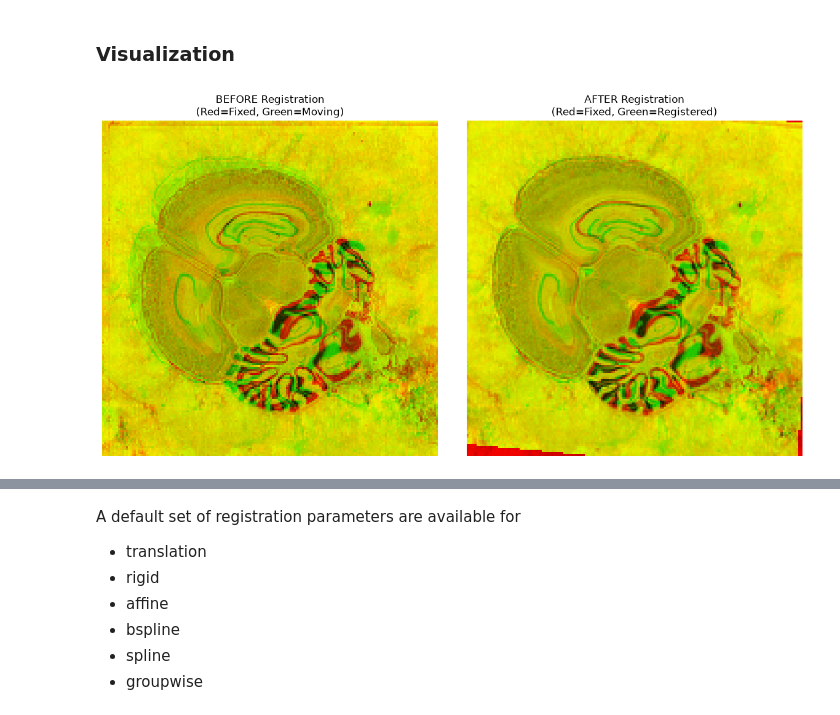
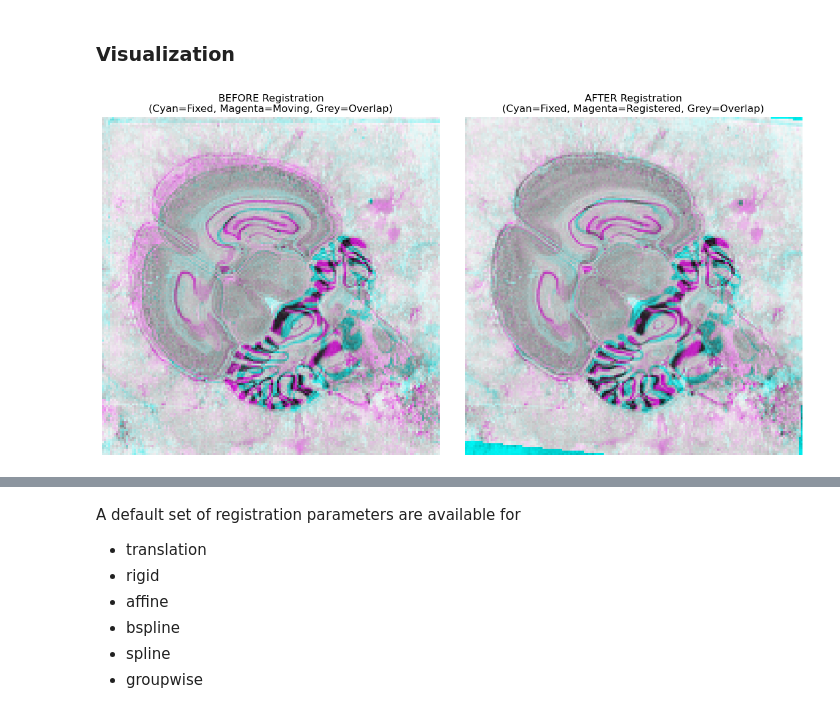
Before and after one commit to BIIFSweden/I2KWorkshop_2026, a Jupyter notebook: ImageRegistration.ipynb, the cells around one changed output, grey strips where cells are left out. Drawn from its saved outputs; the diff is of its cells as text; code cells hidden in the pictures.

Commit message:
cyan magenta. Example, metric

```diff
--- a/ImageRegistration.ipynb
+++ b/ImageRegistration.ipynb
@@ -11,8 +11,8 @@ import matplotlib.pyplot as plt
 # %% [markdown]
 ### Reading the files
 # %%
-
-fixed_image = itk.imread(r"C:\Users\sugsi131\Documents\GitHub\I2KWorkshop_2026\data\ratBrain-0013.tif", itk.F)
-moving_image = itk.imread(r"C:\Users\sugsi131\Documents\GitHub\I2KWorkshop_2026\data\ratBrain-0014.tif", itk.F)
+image_location=""
+fixed_image = itk.imread(image_location+"ratBrain-0013.tif", itk.F)
+moving_image = itk.imread(image_location+"ratBrain-0014.tif", itk.F)
 # %% [markdown]
 ### Visualization
@@ -77,38 +75,40 @@ itk.imwrite(result_image, r"C:\Users\sugsi131\Documents\GitHub\I2KWorkshop_2026\
 # %%
 
 # Visualization
 # Convert to array
 fixed_arr = itk.GetArrayFromImage(fixed_image).astype(float)
 moving_arr = itk.GetArrayFromImage(moving_image).astype(float)
 registered_arr = itk.GetArrayFromImage(result_image).astype(float)
 
 
-fixed_slice = norm(fixed_arr)
-moving_slice = norm(moving_arr)
-registered_slice = norm(registered_arr)
+fixed_slice = (fixed_arr - fixed_arr.min()) / (np.ptp(fixed_arr) + 1e-8)
+moving_slice = (moving_arr - moving_arr.min()) / (np.ptp(moving_arr) + 1e-8)
+registered_slice = (registered_arr - registered_arr.min()) / (np.ptp(registered_arr) + 1e-8)
 
 # Create BEFORE overlay (Fixed vs Moving)
 overlay_before = np.zeros((fixed_slice.shape[0], fixed_slice.shape[1], 3))
-overlay_before[:, :, 0] = fixed_slice    # Red = Fixed
-overlay_before[:, :, 1] = moving_slice   # Green = Moving
+overlay_before[:, :, 0] = moving_slice                          # Magenta = Moving
+overlay_before[:, :, 1] = fixed_slice                            # Cyan = Fixed
+overlay_before[:, :, 2] = np.maximum(fixed_slice, moving_slice)  # Greyscale = Overlap
 
 # Create AFTER overlay (Fixed vs Registered)
 overlay_after = np.zeros((fixed_slice.shape[0], fixed_slice.shape[1], 3))
-overlay_after[:, :, 0] = fixed_slice       # Red = Fixed
-overlay_after[:, :, 1] = registered_slice  # Green = Registered
+overlay_after[:, :, 0] = registered_slice                          # Magenta = Registered
+overlay_after[:, :, 1] = fixed_slice                               # Cyan = Fixed
+overlay_after[:, :, 2] = np.maximum(fixed_slice, registered_slice) # Greyscale = Overlap
 
 # Display
 fig, axes = plt.subplots(1, 2, figsize=(12, 6))
 
 axes[0].imshow(overlay_before)
-axes[0].set_title('BEFORE Registration\n(Red=Fixed, Green=Moving)')
+axes[0].set_title('BEFORE Registration\n(Cyan=Fixed, Magenta=Moving, Grey=Overlap)')
 axes[0].axis('off')
 
 axes[1].imshow(overlay_after)
-axes[1].set_title('AFTER Registration\n(Red=Fixed, Green=Registered)')
+axes[1].set_title('AFTER Registration\n(Cyan=Fixed, Magenta=Registered, Grey=Overlap)')
 axes[1].axis('off')
 
 plt.tight_layout()
 plt.show()
 # %% [output]
-[figure, old version]
+[figure, new version]
```
Also changed, not shown: parts of 9 cells of this notebook.
